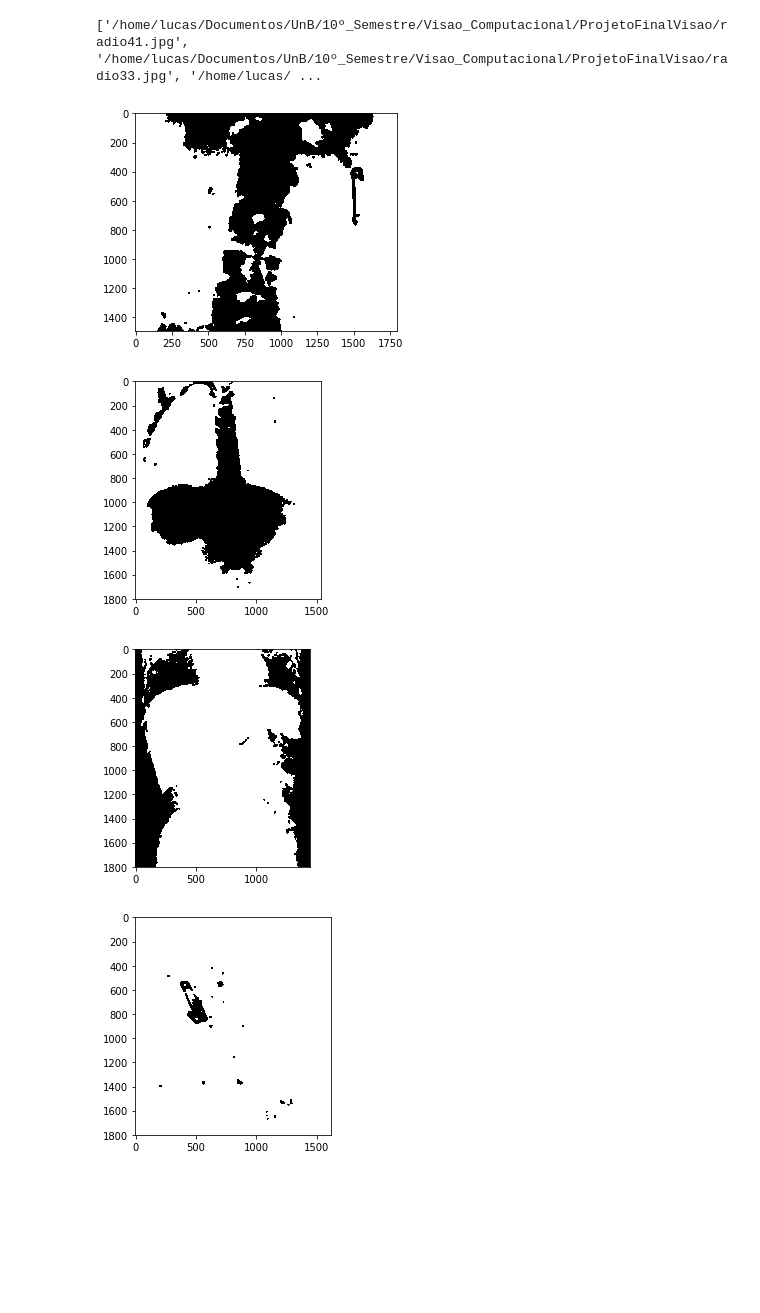
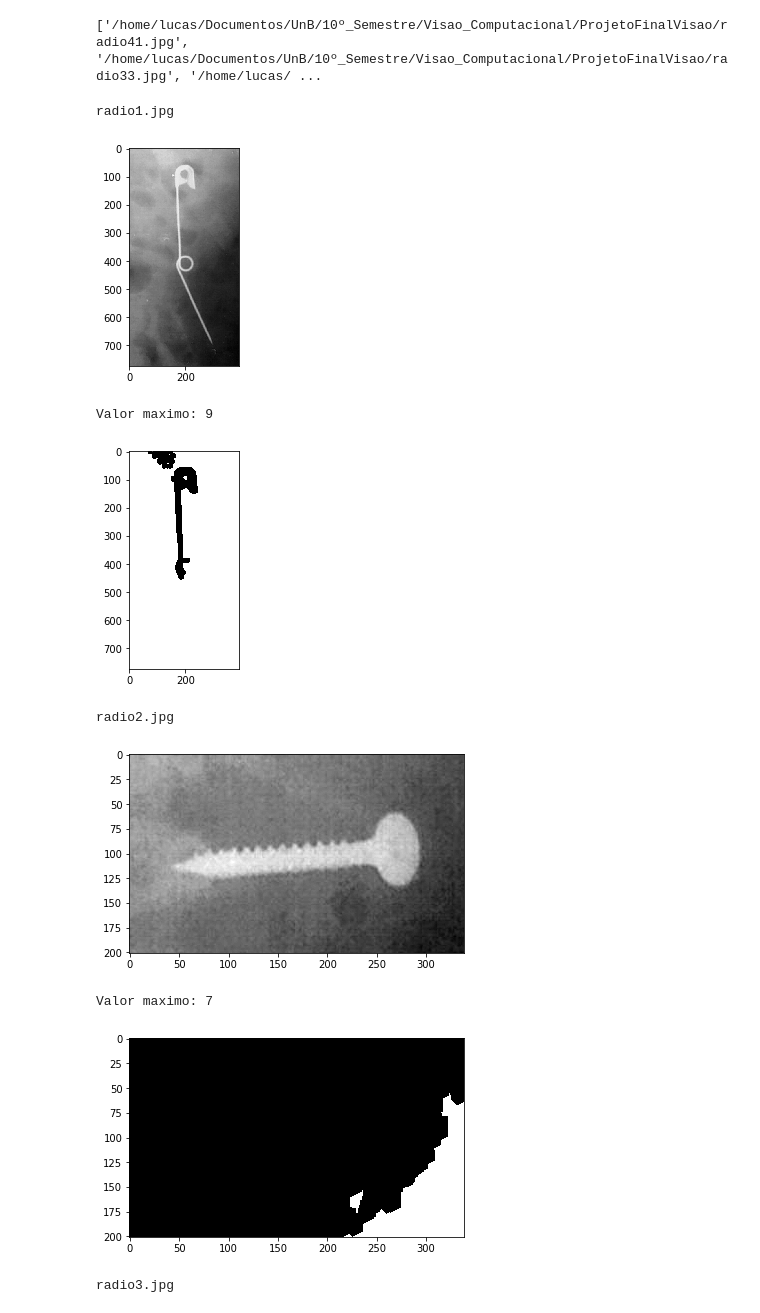
Before and after one commit to TrabalhosDaUnB/ProjetoFinalVisao, a Jupyter notebook: Deteccao_Corpos_Estranhos.ipynb, the cells around one changed output. Cells and saved outputs as stored; diff of their text form; code cells hidden in the pictures; blank space fills up the shorter version.

Commit message:
COMMIT4 - UTILIZANDO AREA DE INTERESSE

```diff
--- a/Deteccao_Corpos_Estranhos.ipynb
+++ b/Deteccao_Corpos_Estranhos.ipynb
@@ -15,7 +70,7 @@ import matplotlib.pyplot as plt
 
 
 
-def detectarCorpoEstranho(caminhoImagem,margemDeErro):
+def detectarCorpoEstranho(caminhoImagem,margemDeErro, x0,y0,x1,y1):
 
     #'radio'+str(i+1)+'.jpg'
     #Criando imagem
@@ -23,15 +78,13 @@ def detectarCorpoEstranho(caminhoImagem,margemDeErro):
 
     #Colocando a imagem em nível de cinza
     imagemRecebida = cv2.cvtColor(imagemRecebida, cv2.COLOR_RGB2GRAY)
-
-
-
+    imagemRecebida = imagemRecebida[y0:y1,x0:x1]
 
 
     #Apresentar imagem original
-    #plt.gray()
-    #plt.imshow(imgTeste)
-    #plt.show()
+    plt.gray()
+    plt.imshow(imagemRecebida)
+    plt.show()
 
 
     #Coletando informações necessárias para imagem
@@ -41,39 +94,56 @@ def detectarCorpoEstranho(caminhoImagem,margemDeErro):
 
     #Diminuindo níveis de pixels da imagem de 0 a 255 para 0 a 10
     for i in range(quantidadeLinhas):
         for j in range(quantidadeColunas):
             imagemRecebida[i][j] = imagemRecebida[i][j] / 25
 
 
-
     #Dilatando as estruturas da imagem buscando deixar corpos estranhos menores mais evidentes
     elementoEstruturante = cv2.getStructuringElement(cv2.MORPH_ELLIPSE, (4,4))
     imagemRecebida = cv2.dilate(imagemRecebida, elementoEstruturante, iterations = 5)
 
 
 
     #Como as imagens da base possuem um padrão em que geralmente os corpos estranhos estão
     #com pixels mais pertos do branco é necessário descobrir qual é o valor de pixel mais alto
     maiorValorPixel = max([valor for quantidadeLinhas in imagemRecebida for valor in quantidadeLinhas])
-
+    print("Valor maximo: " + str(maiorValorPixel))
 
     #Tendo o valor de pixel mais alto encontrado adiciona-se uma margem de erro a este pixel, define-se
     #um intervalo e se busca todos os pixels encontrados neste intervalo
-    _, imgProcessada = cv2.threshold(imagemRecebida, maiorValorPixel-margemDeErro, maiorValorPixel, cv2.THRESH_BINARY_INV)
+    _,  corpoEstranhoRuidos = cv2.threshold(imagemRecebida, maiorValorPixel-margemDeErro, maiorValorPixel, cv2.THRESH_BINARY_INV)
 
 
-    return imgProcessada
+    #Invertendo imagem para fazer a erosao
+    #corpoEstranhoRuidos = cv2.bitwise_not(corpoEstranhoRuidos)
+
+    #Adicionando erosão à imagem processada visando redução de ruídos
+    #elementoEstruturanteErosao = cv2.getStructuringElement(cv2.MORPH_RECT,(50,50))
+    #corpoEstranhoLimpo = cv2.erode(corpoEstranhoRuidos, elementoEstruturante, iterations = 10 )
+
+    return corpoEstranhoRuidos
 
 for i in range(52):
 
 
     ## NOME DA IMAGEM
-    img = detectarCorpoEstranho(('radio'+str(i+1)+'.jpg'),2)
+    print('radio'+str(i+1)+'.jpg')
+
+    img = detectarCorpoEstranho(('radio'+str(i+1)+'.jpg'),2,
+                                areaInteresse[i][0],
+                                areaInteresse[i][1],
+                                areaInteresse[i][2],
+                                areaInteresse[i][3])
 
     plt.imshow(img)
     plt.show()
 # %% [output]
+radio1.jpg
-[figure, old version]
+[figure, new version]
+Valor maximo: 9
-[figure, old version]
+[figure, new version]
+radio2.jpg
-[figure, old version]
+[figure, new version]
+Valor maximo: 7
-[figure, old version]
+[figure, new version]
+radio3.jpg
```
Also changed, not shown: parts of 2 cells of this notebook.
